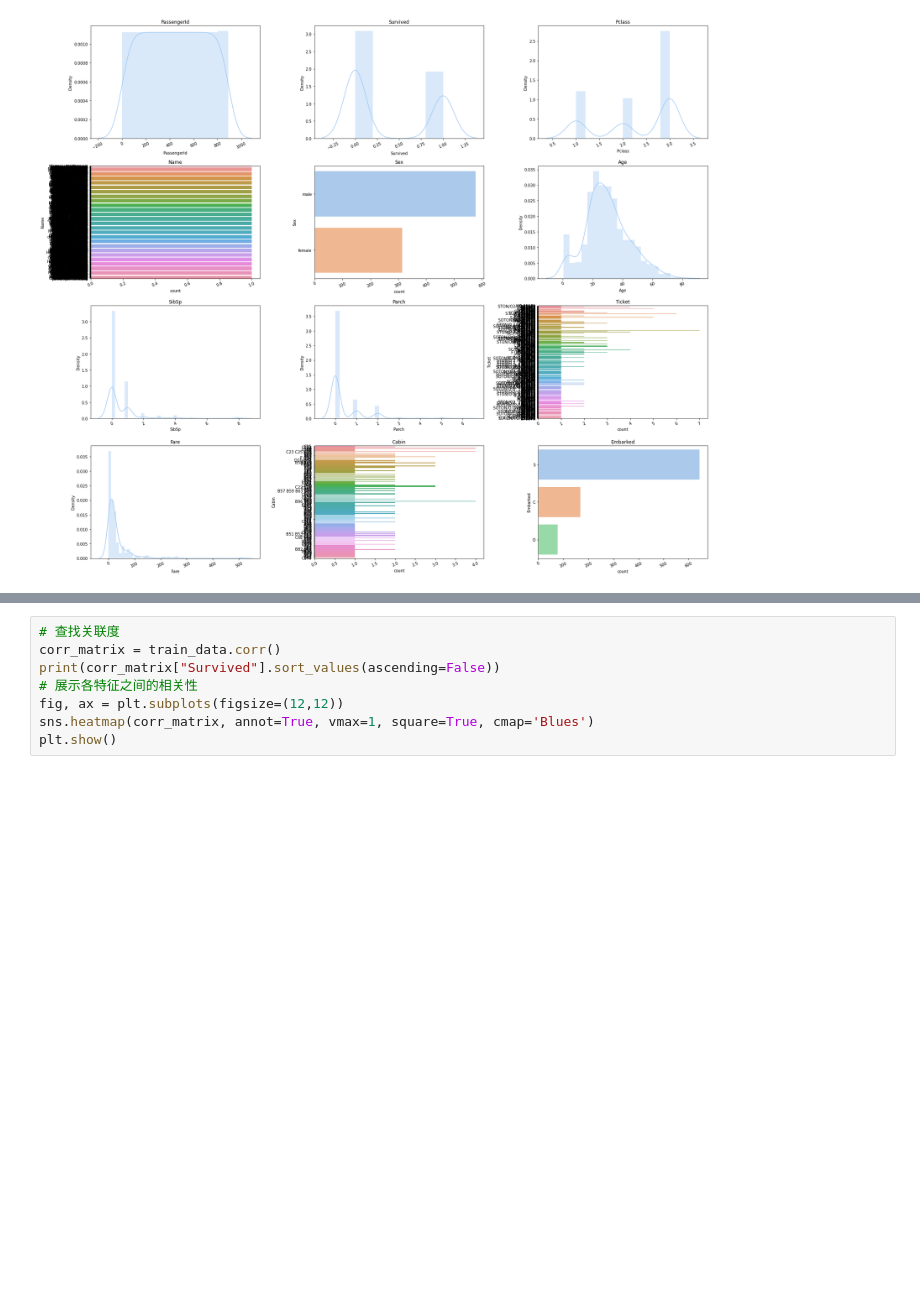
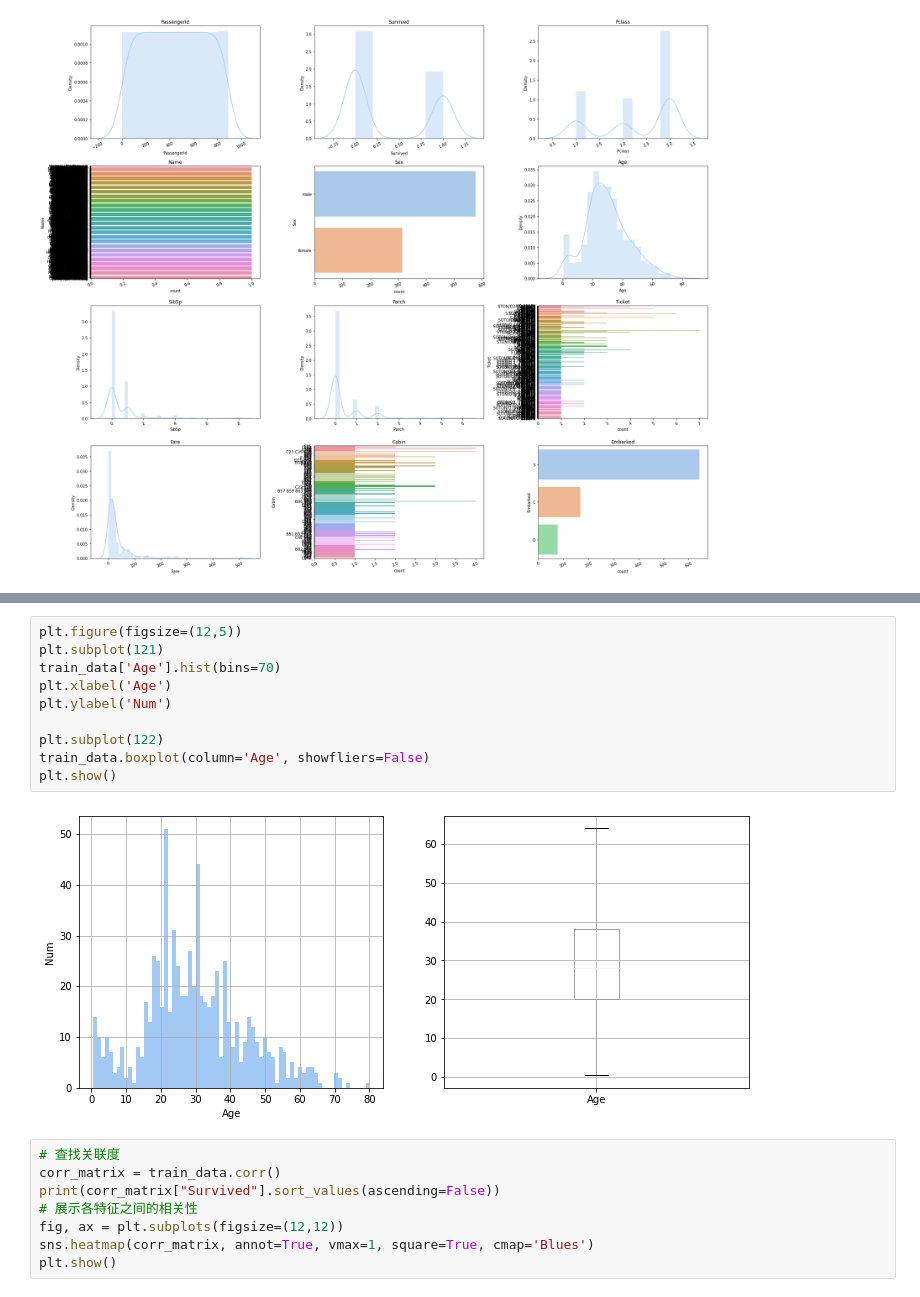
Before and after one commit to Cwcw32/MLs, a Jupyter notebook: SVM/kuozhan.ipynb, the cells around one changed output, grey strips where cells are left out. Drawn from its saved outputs; the diff is of its cells as text; blank space fills up the shorter version.

```diff
--- a/SVM/kuozhan.ipynb
+++ b/SVM/kuozhan.ipynb
@@ -76,3 +89,15 @@ Deprecated in NumPy 1.20; for more details and guidance: https://numpy.org/devdo
+# %%
+plt.figure(figsize=(12,5))
+plt.subplot(121)
+train_data['Age'].hist(bins=70)
+plt.xlabel('Age')
+plt.ylabel('Num')
+
+plt.subplot(122)
+train_data.boxplot(column='Age', showfliers=False)
+plt.show()
+# %% [output]
+[figure, added]
 # %%
 # 查找关联度
 corr_matrix = train_data.corr()
```
Also changed, not shown: parts of 14 cells of this notebook, 24 other files.
